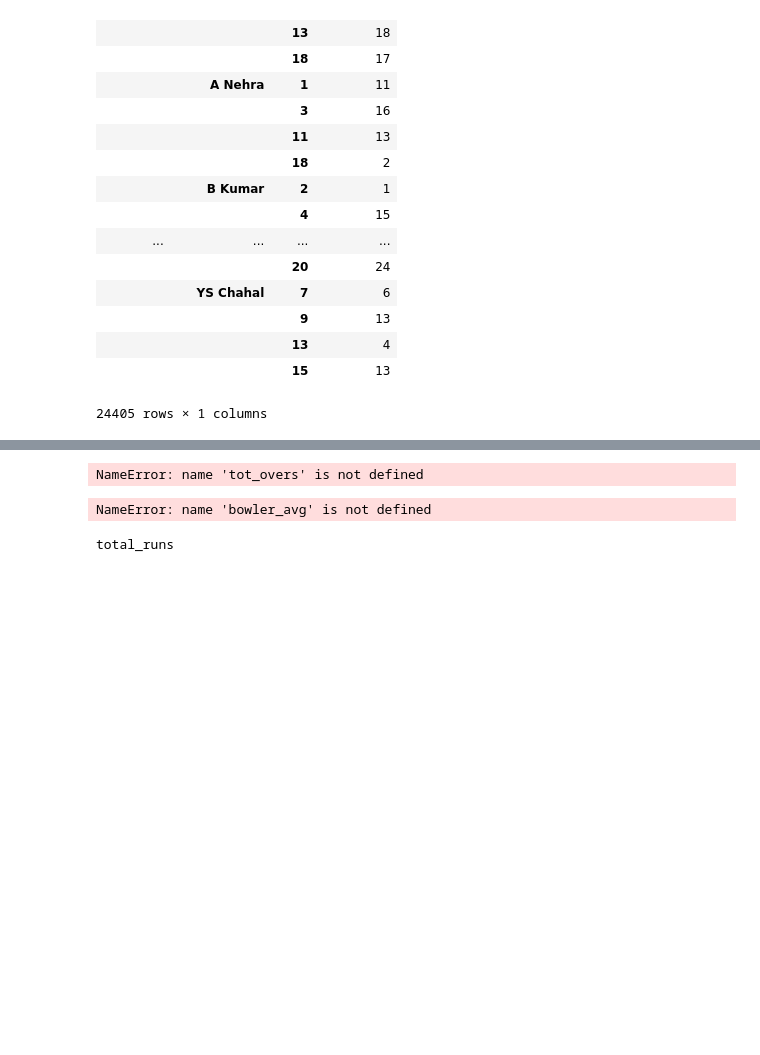
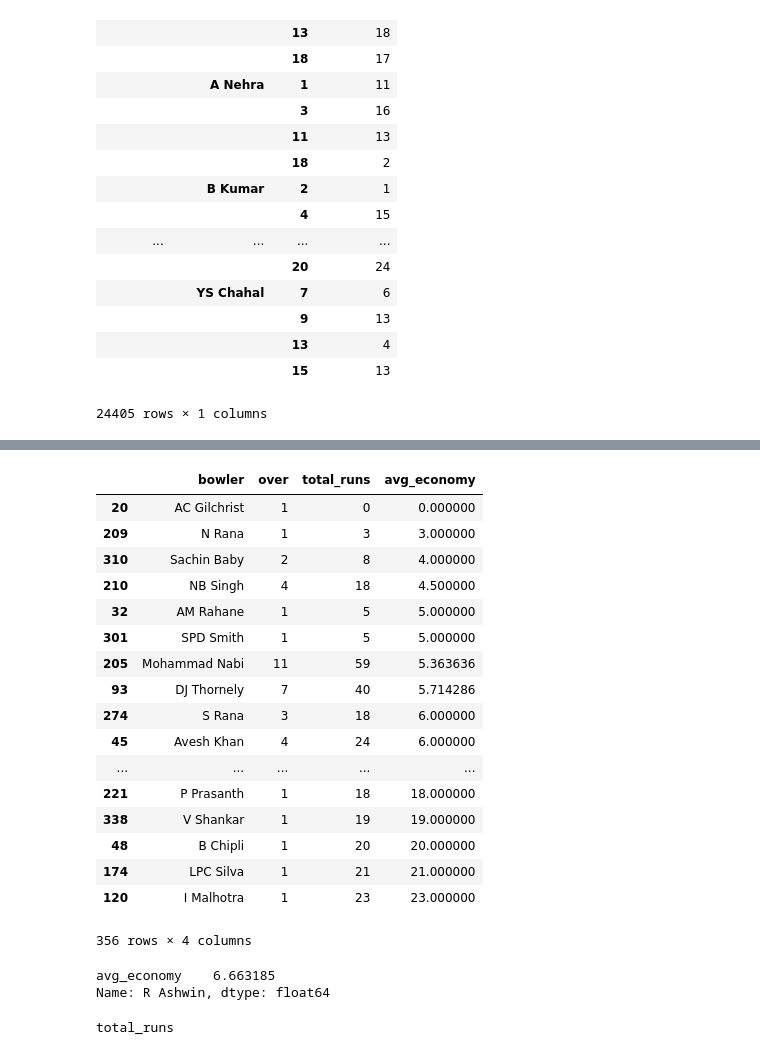
Before and after one commit to Ishita-Kedia/IPL_Analysis, a Jupyter notebook: deliveries.ipynb, the cells around one changed output, grey strips where cells are left out. Drawn from its saved outputs; the diff is of its cells as text; code cells hidden in the pictures; blank space fills up the shorter version.

```diff
--- a/deliveries.ipynb
+++ b/deliveries.ipynb
@@ -158,4 +139,5 @@ KeyError: 'Column not found: over'
 # %%
 tot_runs=bowl_eco.groupby('bowler')['total_runs'].sum()
 tot_runs=pd.DataFrame(tot_runs)
-tot_runs.reset_index(inplace=True)
+#tot_runs.reset_index(inplace=True)
+tot_runs
@@ -162,22 +164,40 @@ tot_runs.reset_index(inplace=True)
 # %%
 total_bowl=pd.merge(tot_overs,tot_runs,on='bowler')
 #total_bowl.sort_values()
 a = total_bowl['total_runs']/total_bowl['over']
 avg=pd.DataFrame(a,columns=['avg_economy'])
 bowler_avg=pd.concat([total_bowl,avg],axis=1)
-bowler_avg.sort_values('avg_economy',ascending=False)
+
 #bowler_avg.sort_values('total_runs',ascending=False)
 bowler_avg_backup=bowler_avg
-bowler_avg
+bowler_avg.sort_values('avg_economy')
 # %% [output]
+|  | bowler | over | total_runs | avg_economy |
+| 20 | AC Gilchrist | 1 | 0 | 0.000000 |
+| 209 | N Rana | 1 | 3 | 3.000000 |
+| 310 | Sachin Baby | 2 | 8 | 4.000000 |
+| 210 | NB Singh | 4 | 18 | 4.500000 |
+| 32 | AM Rahane | 1 | 5 | 5.000000 |
+| 301 | SPD Smith | 1 | 5 | 5.000000 |
+| 205 | Mohammad Nabi | 11 | 59 | 5.363636 |
+| 93 | DJ Thornely | 7 | 40 | 5.714286 |
+| 274 | S Rana | 3 | 18 | 6.000000 |
+| 45 | Avesh Khan | 4 | 24 | 6.000000 |
+| ... | ... | ... | ... | ... |
+| 221 | P Prasanth | 1 | 18 | 18.000000 |
+| 338 | V Shankar | 1 | 19 | 19.000000 |
+| 48 | B Chipli | 1 | 20 | 20.000000 |
+| 174 | LPC Silva | 1 | 21 | 21.000000 |
+| 120 | I Malhotra | 1 | 23 | 23.000000 |
-NameError: name 'tot_overs' is not defined
+356 rows × 4 columns
 # %%
 dict_avgmk = bowler_avg.drop(['over','total_runs'],axis=1)
-# %% [output]
-NameError: name 'bowler_avg' is not defined
 # %%
 dict_avg=dict_avgmk.set_index('bowler')
-dict_avg.loc['B Kumar']
+dict_avg.loc['Harbajan ']
+# %% [output]
+avg_economy    6.663185
+Name: R Ashwin, dtype: float64
 # %%
 for i in bowl_eco.head():
     print (i)
```
Also changed, not shown: parts of 3 cells of this notebook, 3 other files.
